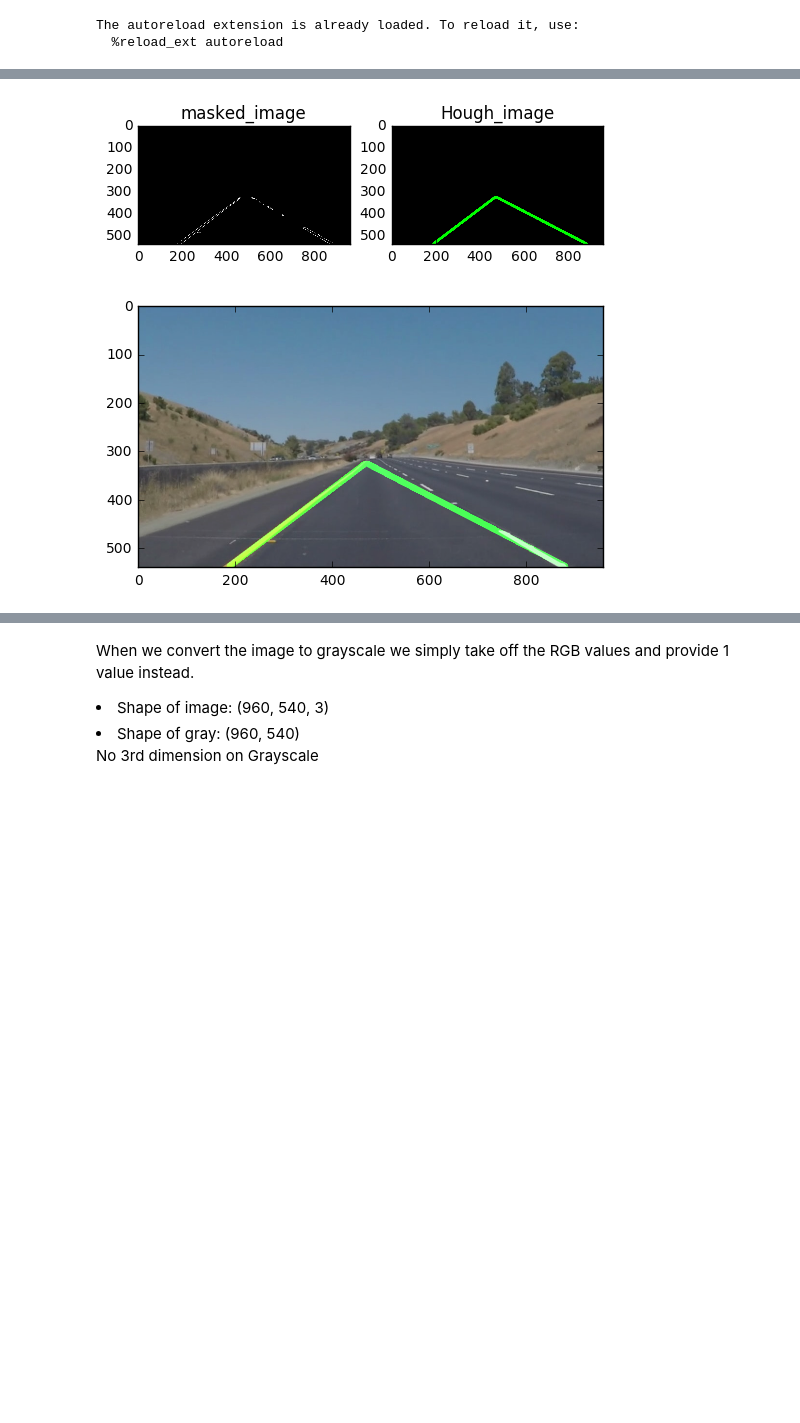
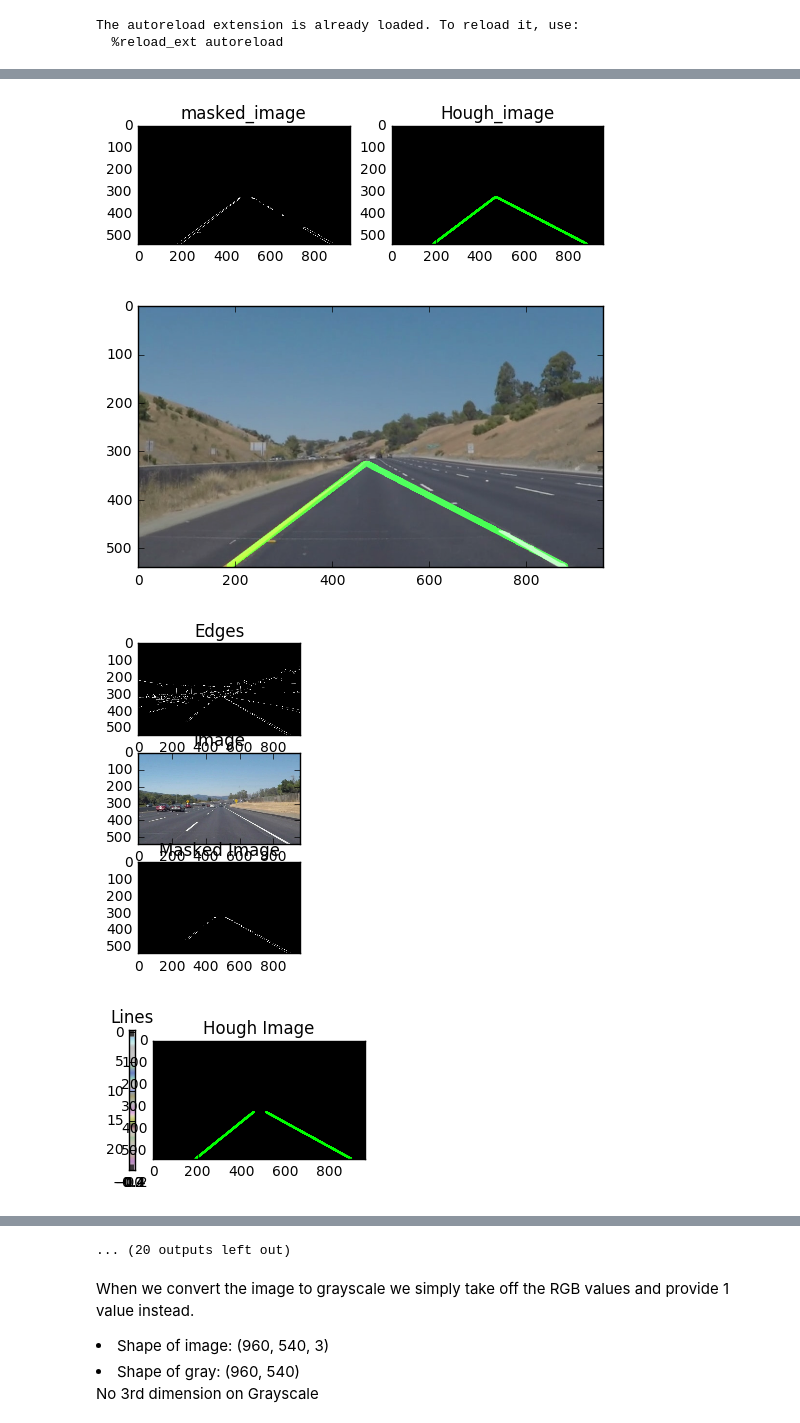
Before and after one commit to JonathanCMitchell/Self-Driving-Car-ND, a Jupyter notebook: Project 1-Lane Detection.ipynb, the cells around one changed output, grey strips where cells are left out. Cells and saved outputs as stored; diff of their text form; code cells hidden in the pictures; blank space fills up the shorter version.

```diff
--- a/Project 1-Lane Detection.ipynb
+++ b/Project 1-Lane Detection.ipynb
@@ -29,33 +29,40 @@ images:  ['whiteCarLaneSwitch.jpg', 'solidWhiteCurve.jpg', 'solidYellowCurve.jpg
 # %%
 #reading in an image
-img = images[0]
 def readImage(image):
     image = mpimg.imread('test_images/' + image)
     gray = grayscale(image)
     blur_gray = apply_gaussian_blur(gray)
     edges = apply_canny(blur_gray)
     masked_image = apply_mask(edges, image, gray)
     hough_image, lines = apply_hough(masked_image)
     lines_edges_weighted = apply_lines_edges_weighted(image, edges, hough_image)
     plot_mask(edges, image, masked_image)
     plot_hough(hough_image, lines)
     plot_mask_and_hough(masked_image, hough_image)
     plot_weighted_image(lines_edges_weighted)
     return lines_edges_weighted
 #         cv2.cvtColor(lines_edges_weighted, 'writer.jpg', 8)
 #         print('writer: ', writer.shape)
 #         print('writer: ', writer.dtype)
 #         cv2.imwrite('results/'+ image + ".jpg", lines_edges_weighted)
 
 # Read in one image and output the result
-result = readImage(img)
+def readAllImages(images):
+    for img in images:
+        result = readImage(img)
+        mpimg.imsave('test_images/' + 'result-'+img, result)
 
-mpimg.imsave('test_images/' +'result'+ img, result)
+readAllImages(images)
+
+
+# mpimg.imsave('test_images/' +'result-'+ img, result)
 
 # Then put it in a loop
 # matplotlib.image.imsave(fname, arr, vmin=None, vmax=None, cmap=None, format=None, origin=None, dpi=100)
 # %% [output]
 [figure]
 [figure]
 [figure]
 [figure]
+[figure, added]
+[figure, added]
@@ -62,3 +75,4 @@ mpimg.imsave('test_images/' +'result'+ img, result)
+... (20 outputs left out)
 # %% [markdown]
 When we convert the image to grayscale we simply take off the RGB values and provide 1 value instead.
 <li>Shape of image: (960, 540, 3)</li>
```
Also changed, not shown: parts of 2 cells of this notebook, 9 other files.
